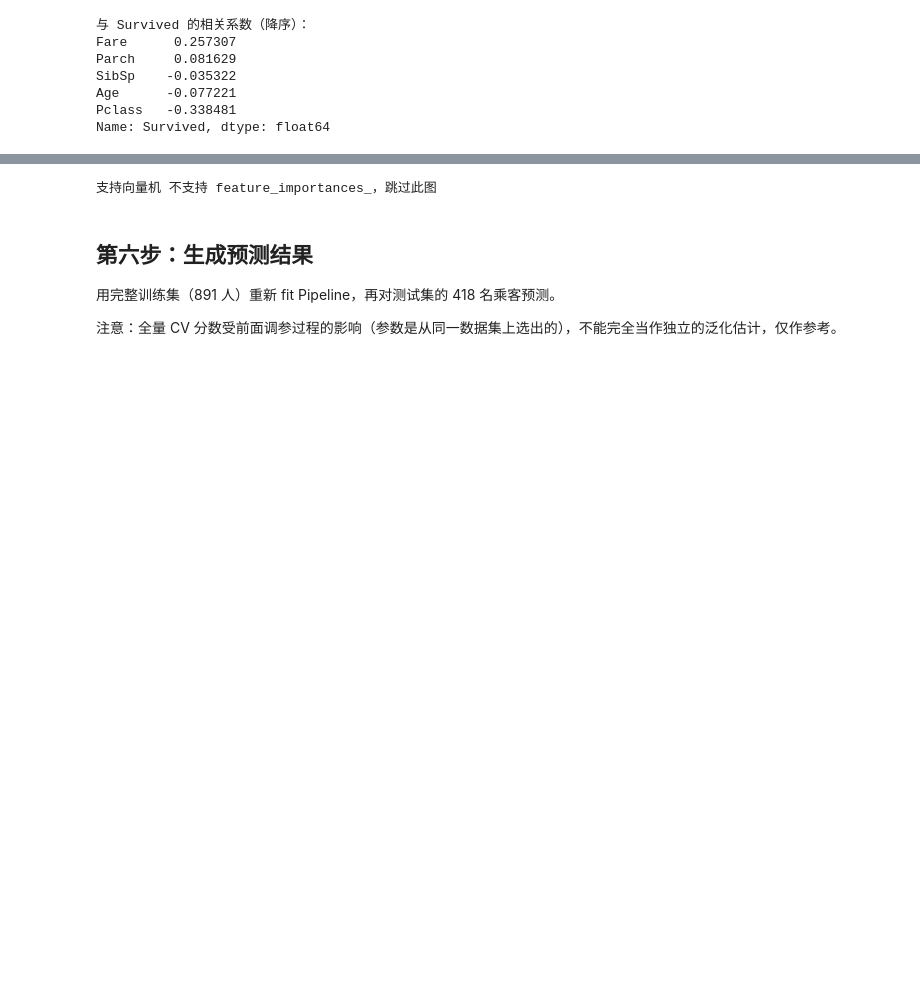
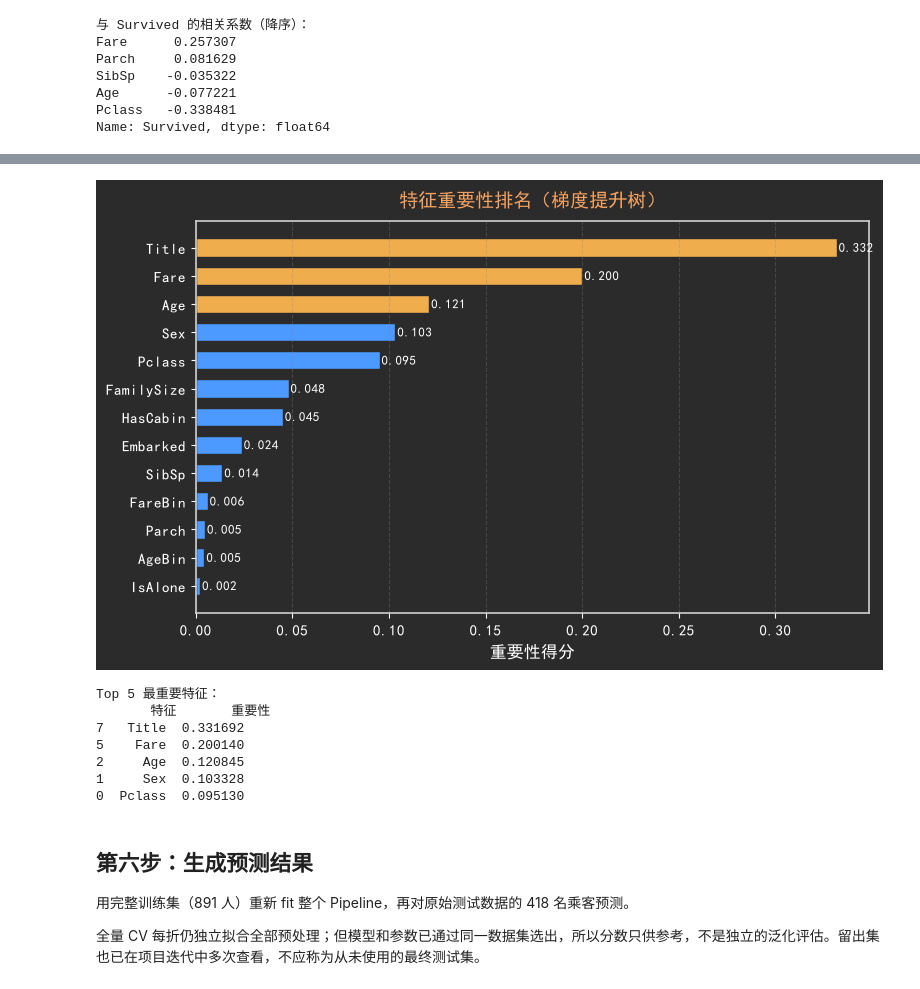
Before and after one commit to SalenaOmega/taitanic_ml, a Jupyter notebook: titanic_prediction.ipynb, the cells around one changed output, grey strips where cells are left out. Cells and saved outputs as stored; diff of their text form; code cells hidden in the pictures; blank space fills up the shorter version.

```diff
--- a/titanic_prediction.ipynb
+++ b/titanic_prediction.ipynb
@@ -567,9 +546,10 @@ param_grid = param_grids.get(tune_name, {})
 
 if param_grid:
     base_pipe = models[tune_name]
+    # 小数据集使用串行搜索，避免 Windows 多进程退出时的资源清理错误
     grid_search = GridSearchCV(
         base_pipe, param_grid, cv=5,
-        scoring='accuracy', n_jobs=-1, verbose=0
+        scoring='accuracy', n_jobs=1, verbose=0
     )
     grid_search.fit(X_train, y_train)
     print(f'调优模型：{tune_name}')
@@ -632,39 +612,46 @@ plt.show()
 # %%
 # 图 9：特征重要性（仅树模型支持）
 clf_step = best_pipe.named_steps['clf']
-features = X.columns.tolist()
+features = best_pipe.named_steps['features'].get_feature_names_out().tolist()
 
 if hasattr(clf_step, 'feature_importances_'):
     imp_df = pd.DataFrame({
         '特征':   features,
         '重要性': clf_step.feature_importances_
     }).sort_values('重要性', ascending=True)
 
     fig, ax = plt.subplots(figsize=(8, 5), facecolor=BG)
     colors = ['#f0ad4e' if i >= len(imp_df) - 3 else '#4C9AFF'
               for i in range(len(imp_df))]
     ax.barh(imp_df['特征'], imp_df['重要性'],
             color=colors, edgecolor=BG, height=0.65)
     for i, (feat, val) in enumerate(zip(imp_df['特征'], imp_df['重要性'])):
         ax.text(val + 0.001, i, f'{val:.3f}', va='center', fontsize=9, color=FG)
     dark_ax(ax, title=f'特征重要性排名（{tune_name}）',
             xlabel='重要性得分', grid_axis='x')
     plt.tight_layout()
     save_fig(fig, 'plot_09_feature_importance.png')
     plt.show()
 
     print('Top 5 最重要特征：')
     print(imp_df.sort_values('重要性', ascending=False).head())
 else:
     print(f'{tune_name} 不支持 feature_importances_，跳过此图')
 # %% [output]
+[figure, added]
-支持向量机 不支持 feature_importances_，跳过此图
+Top 5 最重要特征：
+       特征       重要性
+7   Title  0.331692
+5    Fare  0.200140
+2     Age  0.120845
+1     Sex  0.103328
+0  Pclass  0.095130
 # %% [markdown]
 ## 第六步：生成预测结果
 
-用完整训练集（891 人）重新 fit Pipeline，再对测试集的 418 名乘客预测。
+用完整训练集（891 人）重新 fit 整个 Pipeline，再对原始测试数据的 418 名乘客预测。
 
-注意：全量 CV 分数受前面调参过程的影响（参数是从同一数据集上选出的），不能完全当作独立的泛化估计，仅作参考。
+全量 CV 每折仍独立拟合全部预处理；但模型和参数已通过同一数据集选出，所以分数只供参考，不是独立的泛化评估。留出集也已在项目迭代中多次查看，不应称为从未使用的最终测试集。
 # %%
 # 用全量训练集重新 fit
 best_pipe.fit(X, y)
```
Also changed, not shown: parts of 15 cells of this notebook, 5 other files.
